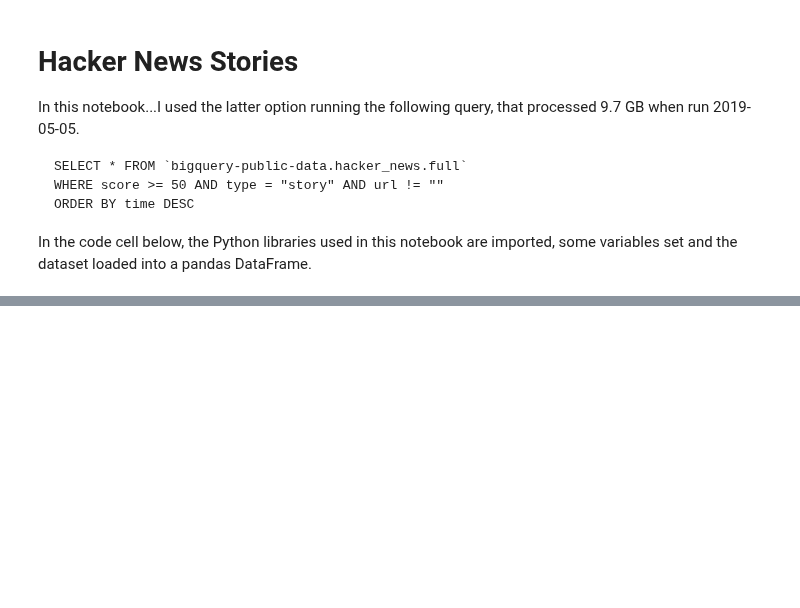
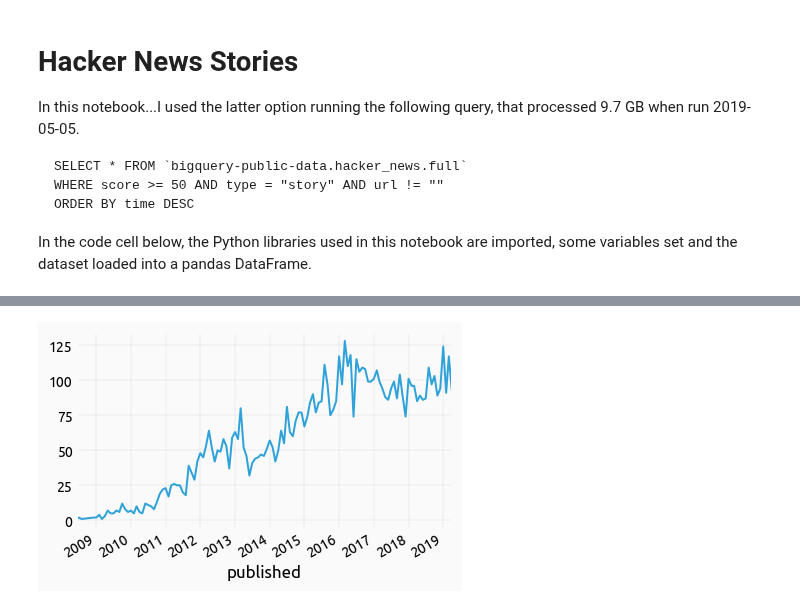
Before and after one commit to yaph/ipython-notebooks, a Jupyter notebook: hacker-news-stories.ipynb, the cells around one changed output, grey strips where cells are left out. Drawn from its saved outputs; the diff is of its cells as text; code cells hidden in the pictures; blank space fills up the shorter version.

```diff
--- a/hacker-news-stories.ipynb
+++ b/hacker-news-stories.ipynb
@@ -78,0 +114,6 @@ by_published_domain.size().unstack().plot.area(figsize=(8, 16), subplots=True, s
+# %%
+domain = domains_story_count.index[0]
+grouped = df.loc[(df.domain == domain) & (df.published < '2019-05')].groupby('published')
+grouped.size().plot();
+# %% [output]
+[figure, added]
```
Also changed, not shown: parts of 12 cells of this notebook.
